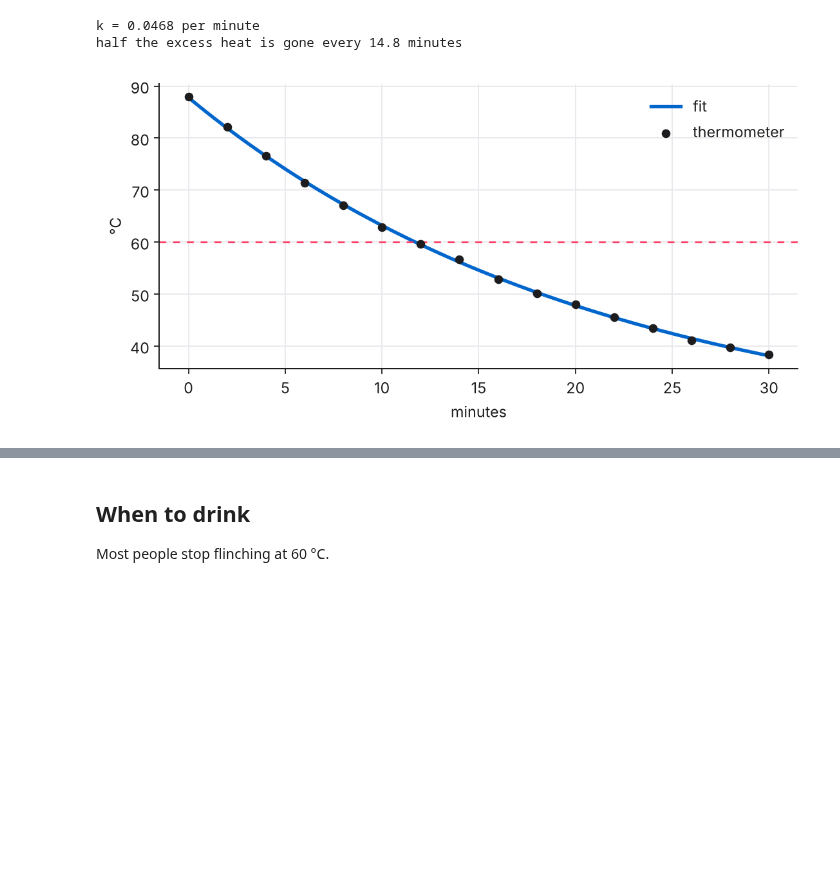
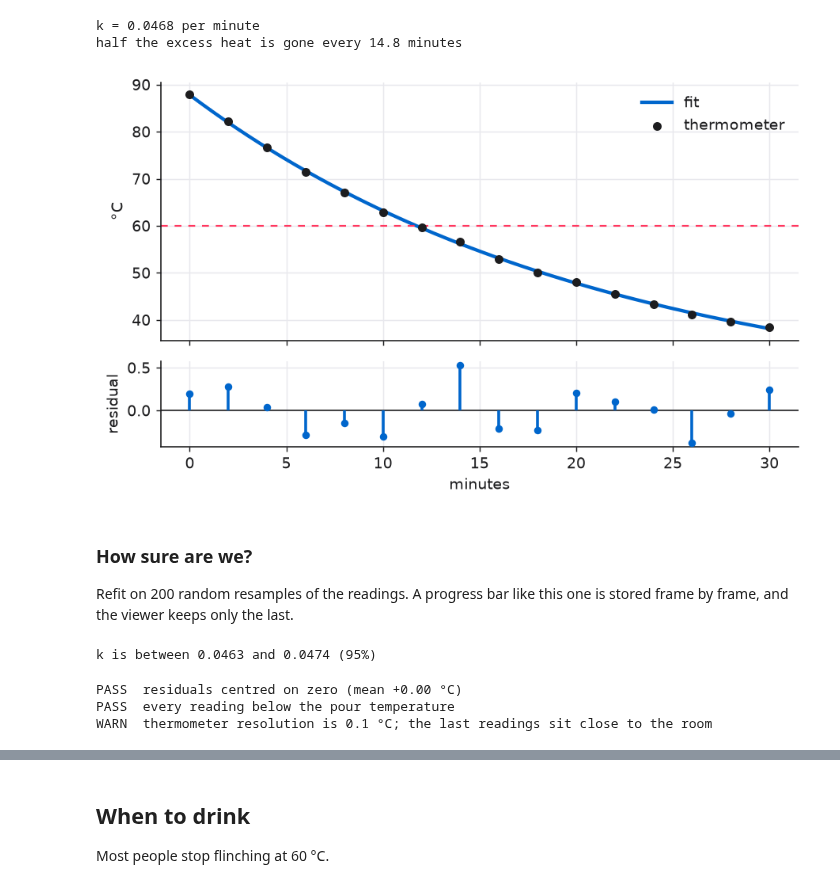
Before and after one commit to ashwingopalsamy/ipynb-viewer, a Jupyter notebook: examples/cooling-coffee.ipynb, the cells around one changed output, grey strips where cells are left out. Cells and saved outputs as stored; diff of their text form; code cells hidden in the pictures; blank space fills up the shorter version.

```diff
--- a/examples/cooling-coffee.ipynb
+++ b/examples/cooling-coffee.ipynb
@@ -31,0 +64,3 @@ readings.head(6)
+# %%
+readings = pd.DataFrame({"minute": minutes, **{name: s.round(1) for name, s in temp.items()}})
+readings
@@ -34,7 +105,7 @@ readings.head(6)
 
 Taking the log of the excess temperature turns the curve into a straight line, so a plain least squares fit is enough.
 # %%
-excess = np.log(readings.temp_c - room)
+excess = np.log(readings["ceramic"] - room)
 slope, intercept = np.polyfit(readings.minute, excess, 1)
 k = -slope
 
@@ -46,12 +117,48 @@ half the excess heat is gone every 14.8 minutes
 # %%
 t = np.linspace(0, 30, 200)
 fit = room + np.exp(intercept) * np.exp(-k * t)
+residual = readings["ceramic"] - (room + np.exp(intercept) * np.exp(-k * readings.minute))
 
-fig, ax = plt.subplots(figsize=(8, 3.6))
-ax.plot(t, fit, color="#0066cc", lw=2.4, label="fit")
-ax.scatter(readings.minute, readings.temp_c, s=26, color="#1d1d1f", zorder=3, label="thermometer")
-ax.axhline(60, color="#ff375f", lw=1.2, ls=(0, (4, 4)))
-ax.set(xlabel="minutes", ylabel="°C")
-ax.legend(frameon=False)
+fig, (top, bottom) = plt.subplots(
+    2, 1, figsize=(8, 4.6), sharex=True,
+    gridspec_kw={"height_ratios": [3, 1], "hspace": 0.12},
+)
+top.plot(t, fit, color="#0066cc", lw=2.4, label="fit")
+top.scatter(readings.minute, readings["ceramic"], s=26, color="#1d1d1f", zorder=3, label="thermometer")
+top.axhline(60, color="#ff375f", lw=1.2, ls=(0, (4, 4)))
+top.set(ylabel="°C")
+top.legend(frameon=False)
+
+bottom.axhline(0, color="#1d1d1f", lw=0.9)
+bottom.vlines(readings.minute, 0, residual, color="#0066cc", lw=2)
+bottom.scatter(readings.minute, residual, s=18, color="#0066cc", zorder=3)
+bottom.set(xlabel="minutes", ylabel="residual")
 # %% [output]
-[figure, old version]
+[figure, new version]
+# %% [markdown]
+### How sure are we?
+
+Refit on 200 random resamples of the readings. A progress bar like this one is stored frame by frame, and the viewer keeps only the last.
+# %%
+from tqdm import tqdm
+
+ks = []
+for _ in tqdm(range(200)):
+    pick = rng.integers(0, minutes.size, minutes.size)
+    s, _b = np.polyfit(minutes[pick], np.log(temp["ceramic"][pick] - room), 1)
+    ks.append(-s)
+
+lo, hi = np.percentile(ks, [2.5, 97.5])
+print(f"k is between {lo:.4f} and {hi:.4f} (95%)")
+# %% [output]
+k is between 0.0463 and 0.0474 (95%)
+# %%
+GREEN, AMBER, RESET = "\033[32m", "\033[33m", "\033[0m"
+
+print(f"{GREEN}PASS{RESET}  residuals centred on zero (mean {residual.mean():+.2f} °C)")
+print(f"{GREEN}PASS{RESET}  every reading below the pour temperature")
+print(f"{AMBER}WARN{RESET}  thermometer resolution is 0.1 °C; the last readings sit close to the room")
+# %% [output]
+PASS  residuals centred on zero (mean +0.00 °C)
+PASS  every reading below the pour temperature
+WARN  thermometer resolution is 0.1 °C; the last readings sit close to the room
```
Also changed, not shown: parts of 20 cells of this notebook, 10 other files.
